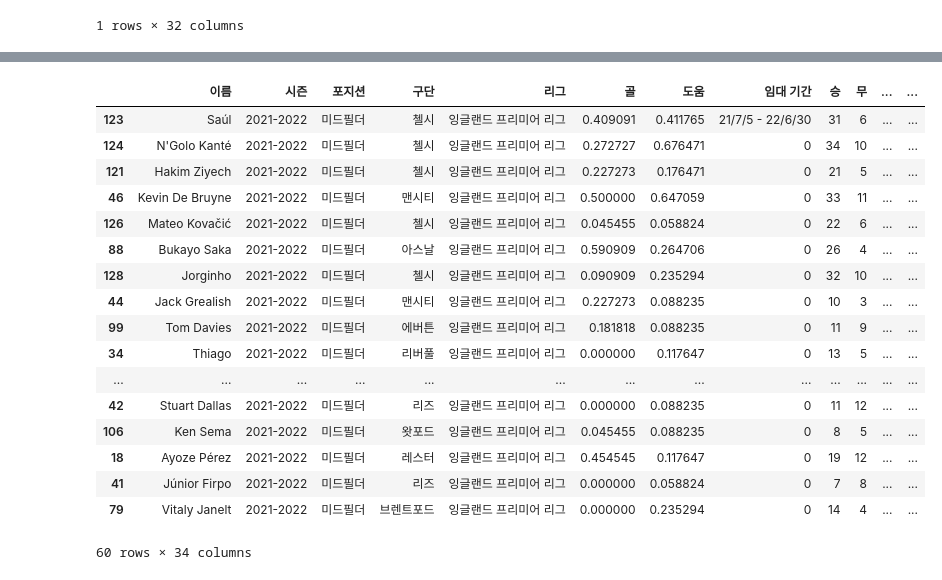
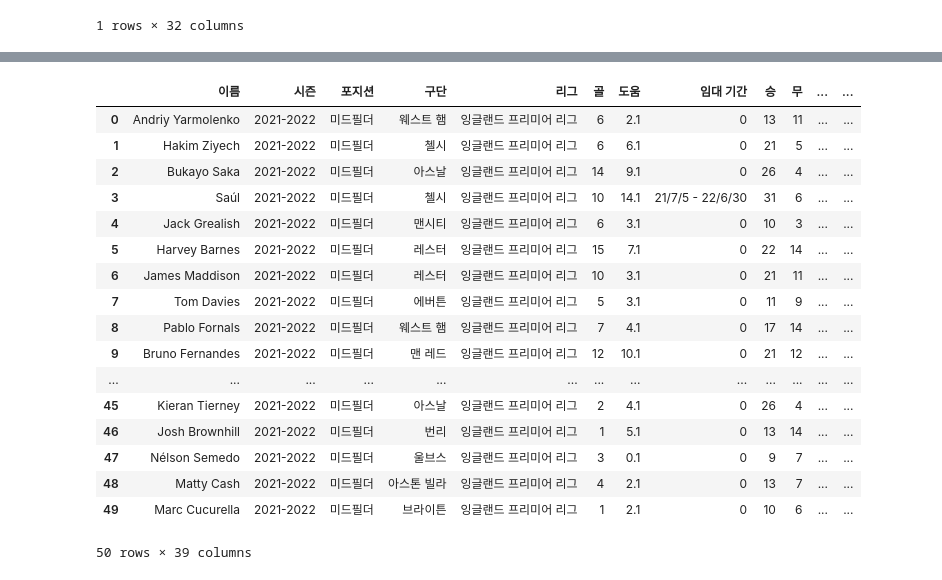
Before and after one commit to YongJaeJung/FM_DA_Project, a Jupyter notebook: 07.선수별_WAR_측정기-미드필더.ipynb, the cells around one changed output, grey strips where cells are left out. Saved outputs shown, nothing was run; the diff lists cells and outputs as text; code cells hidden in the pictures.

```diff
--- a/07.선수별_WAR_측정기-미드필더.ipynb
+++ b/07.선수별_WAR_측정기-미드필더.ipynb
@@ -64,11 +66,10 @@ order_features = ['골','도움']
+# %%
+features ={'APK','SAWG','기회 창출/90','드리블 성공/90','반칙 수/90','인터셉트/90','크로스 성공률','태클','파울 획득'}
 # %%
-midfielder_df.loc[:,outlier_features] = midfielder_qt.transform(midfielder_df.loc[:,outlier_features])
-midfielder_df.loc[:,nonoutlier_features] = midfielder_ss.transform(midfielder_df.loc[:,nonoutlier_features])
-midfielder_df.loc[:,order_features] = midfielder_mm.transform(midfielder_df.loc[:,order_features])
+midfielder_df.loc[:,features] = midfielder_qt.transform(midfielder_df.loc[:,features])
 # %%
 midfielder_df = midfielder_df.reset_index(drop=True)
 # %%
-good_features = ['도움', '경기당 유효 슈팅/90', '경기당 패스 시도/90', '반칙 수/90', '태클 성공/90']
+independent_val = ('SAWG', '크로스 성공률', '태클', '반칙 수/90', '인터셉트/90', '기회 창출/90', '파울 획득', 'APK')
 # %%
-midfielder_df['예측PPG']=midfielder_model.predict(tf.constant(midfielder_df.loc[:,good_features].values))
-midfielder_df
+midfielder_df['예측PPG']=midfielder_model.predict(tf.constant(midfielder_df.loc[:,independent_val].values))
@@ -104,24 +91,26 @@ midfielder_min
 # %%
 midfielder_df['WAR'] = midfielder_df['예측PPG'].map(lambda x : x-midfielder_min+1)
 # %%
-midfielder_df.sort_values(by='WAR',ascending=False).head(60)
+midfielder_war = midfielder_df.sort_values(by='WAR',ascending=False).copy()
+midfielder_war = midfielder_war.reset_index(drop=True)
+midfielder_war.head(50)
 # %% [output]
 |  | 이름 | 시즌 | 포지션 | 구단 | 리그 | 골 | 도움 | 임대 기간 | 승 | 무 | ... | ... |
-| 123 | Saúl | 2021-2022 | 미드필더 | 첼시 | 잉글랜드 프리미어 리그 | 0.409091 | 0.411765 | 21/7/5 - 22/6/30 | 31 | 6 | ... | ... |
-| 124 | N'Golo Kanté | 2021-2022 | 미드필더 | 첼시 | 잉글랜드 프리미어 리그 | 0.272727 | 0.676471 | 0 | 34 | 10 | ... | ... |
-| 121 | Hakim Ziyech | 2021-2022 | 미드필더 | 첼시 | 잉글랜드 프리미어 리그 | 0.227273 | 0.176471 | 0 | 21 | 5 | ... | ... |
-| 46 | Kevin De Bruyne | 2021-2022 | 미드필더 | 맨시티 | 잉글랜드 프리미어 리그 | 0.500000 | 0.647059 | 0 | 33 | 11 | ... | ... |
-| 126 | Mateo Kovačić | 2021-2022 | 미드필더 | 첼시 | 잉글랜드 프리미어 리그 | 0.045455 | 0.058824 | 0 | 22 | 6 | ... | ... |
-| 88 | Bukayo Saka | 2021-2022 | 미드필더 | 아스날 | 잉글랜드 프리미어 리그 | 0.590909 | 0.264706 | 0 | 26 | 4 | ... | ... |
-| 128 | Jorginho | 2021-2022 | 미드필더 | 첼시 | 잉글랜드 프리미어 리그 | 0.090909 | 0.235294 | 0 | 32 | 10 | ... | ... |
-| 44 | Jack Grealish | 2021-2022 | 미드필더 | 맨시티 | 잉글랜드 프리미어 리그 | 0.227273 | 0.088235 | 0 | 10 | 3 | ... | ... |
-| 99 | Tom Davies | 2021-2022 | 미드필더 | 에버튼 | 잉글랜드 프리미어 리그 | 0.181818 | 0.088235 | 0 | 11 | 9 | ... | ... |
-| 34 | Thiago | 2021-2022 | 미드필더 | 리버풀 | 잉글랜드 프리미어 리그 | 0.000000 | 0.117647 | 0 | 13 | 5 | ... | ... |
+| 0 | Andriy Yarmolenko | 2021-2022 | 미드필더 | 웨스트 햄 | 잉글랜드 프리미어 리그 | 6 | 2.1 | 0 | 13 | 11 | ... | ... |
+| 1 | Hakim Ziyech | 2021-2022 | 미드필더 | 첼시 | 잉글랜드 프리미어 리그 | 6 | 6.1 | 0 | 21 | 5 | ... | ... |
+| 2 | Bukayo Saka | 2021-2022 | 미드필더 | 아스날 | 잉글랜드 프리미어 리그 | 14 | 9.1 | 0 | 26 | 4 | ... | ... |
+| 3 | Saúl | 2021-2022 | 미드필더 | 첼시 | 잉글랜드 프리미어 리그 | 10 | 14.1 | 21/7/5 - 22/6/30 | 31 | 6 | ... | ... |
+| 4 | Jack Grealish | 2021-2022 | 미드필더 | 맨시티 | 잉글랜드 프리미어 리그 | 6 | 3.1 | 0 | 10 | 3 | ... | ... |
+| 5 | Harvey Barnes | 2021-2022 | 미드필더 | 레스터 | 잉글랜드 프리미어 리그 | 15 | 7.1 | 0 | 22 | 14 | ... | ... |
+| 6 | James Maddison | 2021-2022 | 미드필더 | 레스터 | 잉글랜드 프리미어 리그 | 10 | 3.1 | 0 | 21 | 11 | ... | ... |
+| 7 | Tom Davies | 2021-2022 | 미드필더 | 에버튼 | 잉글랜드 프리미어 리그 | 5 | 3.1 | 0 | 11 | 9 | ... | ... |
+| 8 | Pablo Fornals | 2021-2022 | 미드필더 | 웨스트 햄 | 잉글랜드 프리미어 리그 | 7 | 4.1 | 0 | 17 | 14 | ... | ... |
+| 9 | Bruno Fernandes | 2021-2022 | 미드필더 | 맨 레드 | 잉글랜드 프리미어 리그 | 12 | 10.1 | 0 | 21 | 12 | ... | ... |
 | ... | ... | ... | ... | ... | ... | ... | ... | ... | ... | ... | ... | ... |
-| 42 | Stuart Dallas | 2021-2022 | 미드필더 | 리즈 | 잉글랜드 프리미어 리그 | 0.000000 | 0.088235 | 0 | 11 | 12 | ... | ... |
-| 106 | Ken Sema | 2021-2022 | 미드필더 | 왓포드 | 잉글랜드 프리미어 리그 | 0.045455 | 0.088235 | 0 | 8 | 5 | ... | ... |
-| 18 | Ayoze Pérez | 2021-2022 | 미드필더 | 레스터 | 잉글랜드 프리미어 리그 | 0.454545 | 0.117647 | 0 | 19 | 12 | ... | ... |
-| 41 | Júnior Firpo | 2021-2022 | 미드필더 | 리즈 | 잉글랜드 프리미어 리그 | 0.000000 | 0.058824 | 0 | 7 | 8 | ... | ... |
-| 79 | Vitaly Janelt | 2021-2022 | 미드필더 | 브렌트포드 | 잉글랜드 프리미어 리그 | 0.000000 | 0.235294 | 0 | 14 | 4 | ... | ... |
+| 45 | Kieran Tierney | 2021-2022 | 미드필더 | 아스날 | 잉글랜드 프리미어 리그 | 2 | 4.1 | 0 | 26 | 4 | ... | ... |
+| 46 | Josh Brownhill | 2021-2022 | 미드필더 | 번리 | 잉글랜드 프리미어 리그 | 1 | 5.1 | 0 | 13 | 14 | ... | ... |
+| 47 | Nélson Semedo | 2021-2022 | 미드필더 | 울브스 | 잉글랜드 프리미어 리그 | 3 | 0.1 | 0 | 9 | 7 | ... | ... |
+| 48 | Matty Cash | 2021-2022 | 미드필더 | 아스톤 빌라 | 잉글랜드 프리미어 리그 | 4 | 2.1 | 0 | 13 | 7 | ... | ... |
+| 49 | Marc Cucurella | 2021-2022 | 미드필더 | 브라이튼 | 잉글랜드 프리미어 리그 | 1 | 2.1 | 0 | 10 | 6 | ... | ... |
-60 rows × 34 columns
+50 rows × 39 columns
 # %%
```
Also changed, not shown: parts of 12 cells of this notebook, 8 other files.
